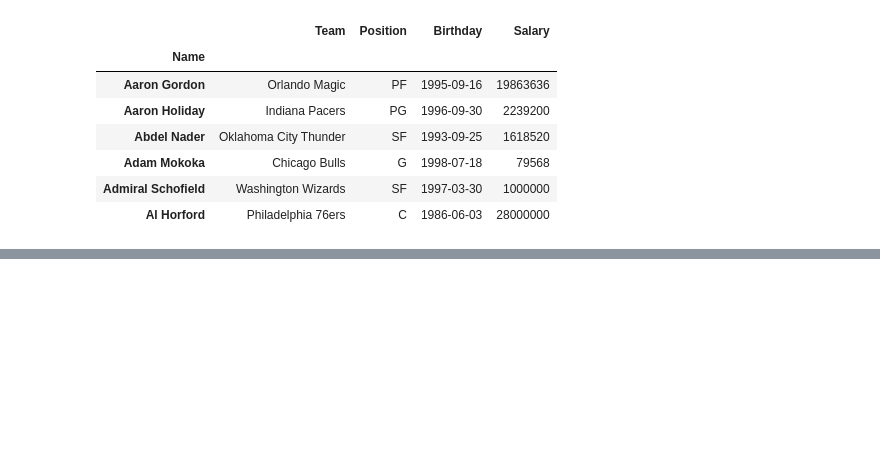
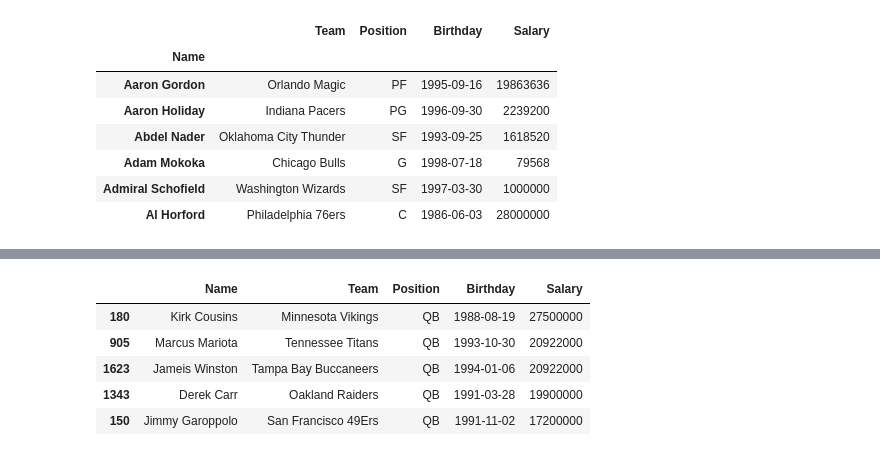
Before and after one commit to leandroclv/pandas_in_action, a Jupyter notebook: cap_04.ipynb, the cells around one changed output, grey strips where cells are left out. Saved outputs shown, nothing was run; the diff lists cells and outputs as text; code cells hidden in the pictures; blank space fills up the shorter version.

```diff
--- a/cap_04.ipynb
+++ b/cap_04.ipynb
@@ -524,0 +746,9 @@ df_nba.sort_index().loc[:'Al Horford'] #Faz um slice do Al Horford até o começ
+# %%
+df_nfl.nlargest(n=5, columns='Salary') #Ou poderia fazer df_nlf.sort_values['Salary'].head()
+# %% [output]
+|  | Name | Team | Position | Birthday | Salary |
+| 180 | Kirk Cousins | Minnesota Vikings | QB | 1988-08-19 | 27500000 |
+| 905 | Marcus Mariota | Tennessee Titans | QB | 1993-10-30 | 20922000 |
+| 1623 | Jameis Winston | Tampa Bay Buccaneers | QB | 1994-01-06 | 20922000 |
+| 1343 | Derek Carr | Oakland Raiders | QB | 1991-03-28 | 19900000 |
+| 150 | Jimmy Garoppolo | San Francisco 49Ers | QB | 1991-11-02 | 17200000 |
```
Also changed, not shown: parts of 45 cells of this notebook.
